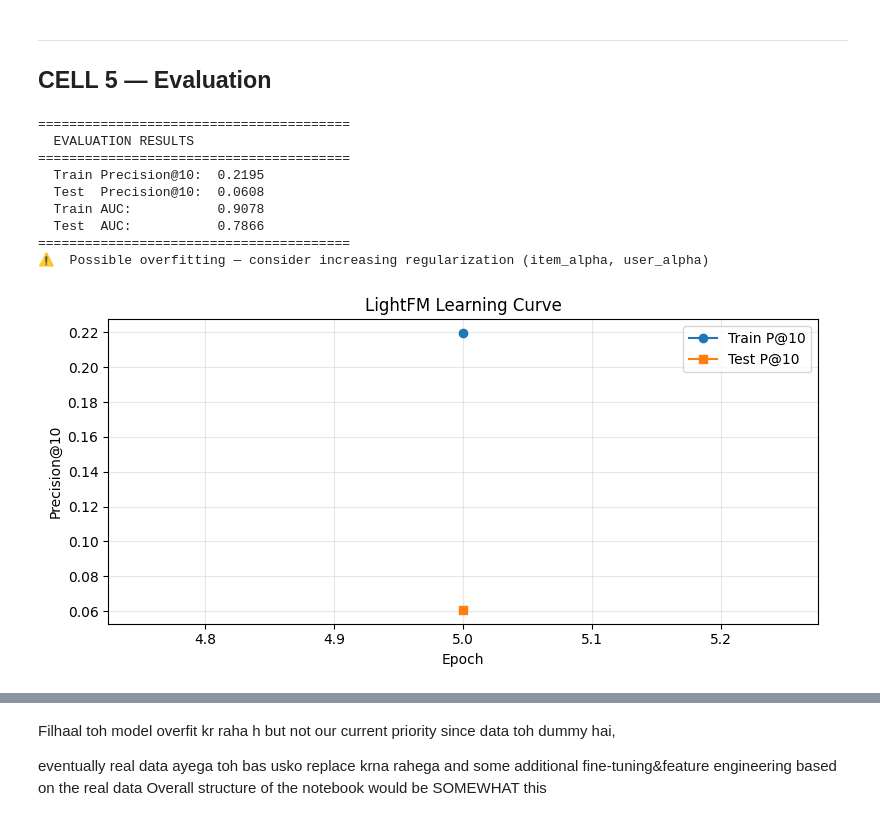
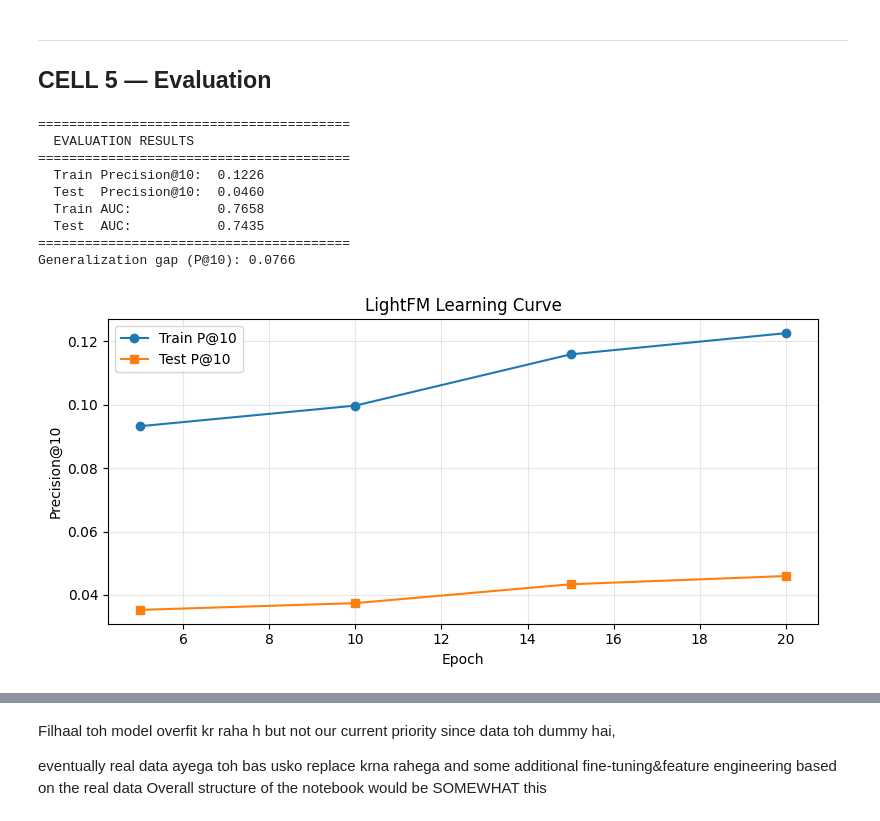
Before and after one commit to AyushDubeyaquagaming/Hybrid-RecSys, a Jupyter notebook: lightfm/recsys.ipynb, the cells around one changed output, grey strips where cells are left out. Drawn from its saved outputs; the diff is of its cells as text; code cells hidden in the pictures.

Commit message:
feat: updated feature engineering and plots

```diff
--- a/lightfm/recsys.ipynb
+++ b/lightfm/recsys.ipynb
@@ -455,10 +983,19 @@ print(f'✅ Item feature matrix: {item_features_matrix.shape}')
 # ── STEP 4D: Build User Feature Matrix ──────────────────
 def get_user_features_list(row):
     feats = [f'device:{row["device"]}']
-    if pd.notna(row['country']):
+
+    if pd.notna(row.get('country')):
         feats.append(f'country:{row["country"]}')
-    if pd.notna(row['preferred_game_type']):
+    if pd.notna(row.get('preferred_game_type')):
         feats.append(f'preferred_game_type:{row["preferred_game_type"]}')
+
+    if pd.notna(row.get('aggr_bet_bucket')):
+        feats.append(f'aggr_bet_bucket:{row["aggr_bet_bucket"]}')
+    if pd.notna(row.get('loyalty_bucket')):
+        feats.append(f'loyalty_bucket:{row["loyalty_bucket"]}')
+    if pd.notna(row.get('user_recency_bucket')):
+        feats.append(f'user_recency_bucket:{row["user_recency_bucket"]}')
+
     return feats
 
 active_user_ids = set(interaction_agg['userId'].unique())
@@ -575,49 +1141,54 @@ final_test_precision = precision_at_k(
 train_auc = auc_score(
     model, train_interactions,
     user_features=user_features_matrix,
     item_features=item_features_matrix,
     num_threads=4
 ).mean()
 
 test_auc = auc_score(
     model, test_interactions,
     user_features=user_features_matrix,
     item_features=item_features_matrix,
     num_threads=4
 ).mean()
 
 print('=' * 40)
 print('  EVALUATION RESULTS')
 print('=' * 40)
 print(f'  Train Precision@10:  {final_train_precision:.4f}')
 print(f'  Test  Precision@10:  {final_test_precision:.4f}')
 print(f'  Train AUC:           {train_auc:.4f}')
 print(f'  Test  AUC:           {test_auc:.4f}')
 print('=' * 40)
 
-if final_train_precision - final_test_precision > 0.1:
+gap = float(final_train_precision - final_test_precision)
+print(f'Generalization gap (P@10): {gap:.4f}')
+if gap > 0.1:
     print('⚠️  Possible overfitting — consider increasing regularization (item_alpha, user_alpha)')
 
-# Plot learning curve
-plt.figure(figsize=(8, 4))
-epochs_evaluated = [5, 10, 15, 20, 25, 30]
-plt.plot(epochs_evaluated[:len(train_precision)], train_precision, label='Train P@10', marker='o')
-plt.plot(epochs_evaluated[:len(test_precision)],  test_precision,  label='Test P@10',  marker='s')
-plt.xlabel('Epoch')
-plt.ylabel('Precision@10')
-plt.title('LightFM Learning Curve')
-plt.legend()
-plt.grid(True, alpha=0.3)
-plt.tight_layout()
-plt.show()
+# Plot learning curve from actual checkpoint history
+checkpoint_epochs = [5 * (i + 1) for i in range(len(train_precision))]
+if len(checkpoint_epochs) > 0:
+    plt.figure(figsize=(8, 4))
+    plt.plot(checkpoint_epochs, train_precision, label='Train P@10', marker='o')
+    plt.plot(checkpoint_epochs, test_precision,  label='Test P@10',  marker='s')
+    plt.xlabel('Epoch')
+    plt.ylabel('Precision@10')
+    plt.title('LightFM Learning Curve')
+    plt.legend()
+    plt.grid(True, alpha=0.3)
+    plt.tight_layout()
+    plt.show()
+else:
+    print('No checkpoint history found. Run training cell first to populate train_precision/test_precision.')
 # %% [output]
 ========================================
   EVALUATION RESULTS
 ========================================
-  Train Precision@10:  0.2195
-  Test  Precision@10:  0.0608
-  Train AUC:           0.9078
-  Test  AUC:           0.7866
+  Train Precision@10:  0.1226
+  Test  Precision@10:  0.0460
+  Train AUC:           0.7658
+  Test  AUC:           0.7435
 ========================================
-⚠️  Possible overfitting — consider increasing regularization (item_alpha, user_alpha)
+Generalization gap (P@10): 0.0766
-[figure, old version]
+[figure, new version]
```
Also changed, not shown: parts of 42 cells of this notebook.
